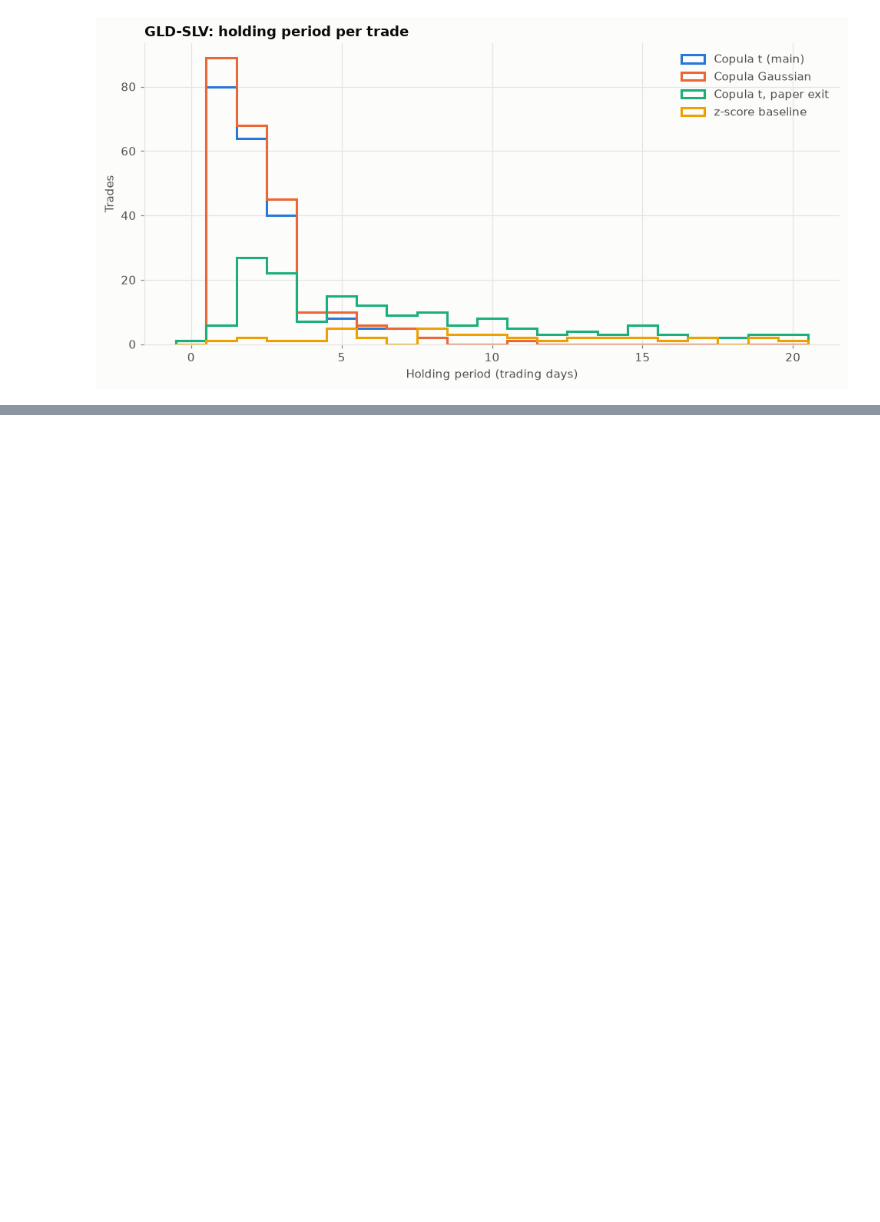
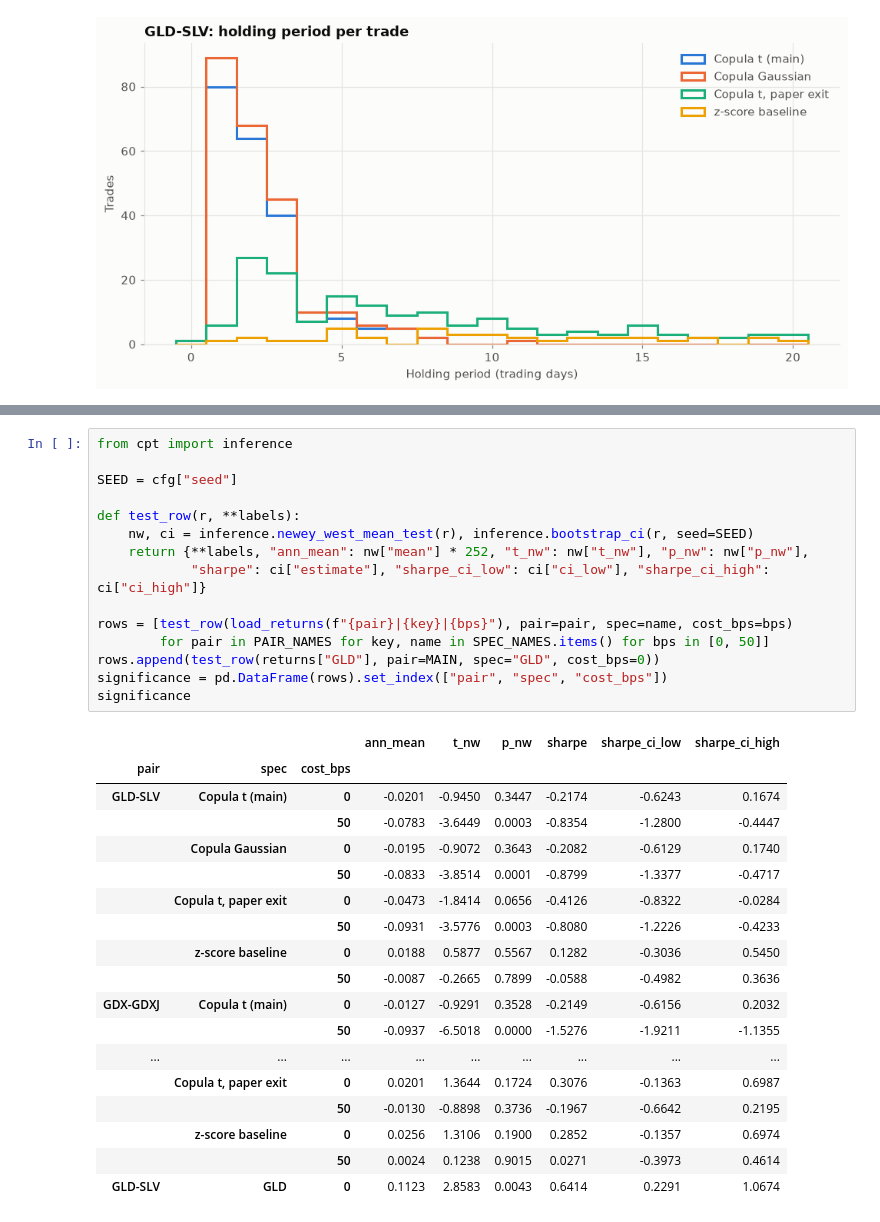
Before and after one commit to D-ch-e/copula-pairs-trading, a Jupyter notebook: notebooks/analysis.ipynb, the cells around one changed output, grey strips where cells are left out. Saved outputs shown, nothing was run; the diff lists cells and outputs as text; blank space fills up the shorter version.

```diff
--- a/notebooks/analysis.ipynb
+++ b/notebooks/analysis.ipynb
@@ -227,0 +240,34 @@ pd.DataFrame({n: t["exit_reason"].value_counts(normalize=True) for n, t in trade
+# %%
+from cpt import inference
+
+SEED = cfg["seed"]
+
+def test_row(r, **labels):
+    nw, ci = inference.newey_west_mean_test(r), inference.bootstrap_ci(r, seed=SEED)
+    return {**labels, "ann_mean": nw["mean"] * 252, "t_nw": nw["t_nw"], "p_nw": nw["p_nw"],
+            "sharpe": ci["estimate"], "sharpe_ci_low": ci["ci_low"], "sharpe_ci_high": ci["ci_high"]}
+
+rows = [test_row(load_returns(f"{pair}|{key}|{bps}"), pair=pair, spec=name, cost_bps=bps)
+        for pair in PAIR_NAMES for key, name in SPEC_NAMES.items() for bps in [0, 50]]
+rows.append(test_row(returns["GLD"], pair=MAIN, spec="GLD", cost_bps=0))
+significance = pd.DataFrame(rows).set_index(["pair", "spec", "cost_bps"])
+significance
+# %% [output]
+|  |  |  | ann_mean | t_nw | p_nw | sharpe | sharpe_ci_low | sharpe_ci_high |
+| pair | spec | cost_bps |  |  |  |  |  |  |
+| GLD-SLV | Copula t (main) | 0 | -0.0201 | -0.9450 | 0.3447 | -0.2174 | -0.6243 | 0.1674 |
+|  |  | 50 | -0.0783 | -3.6449 | 0.0003 | -0.8354 | -1.2800 | -0.4447 |
+|  | Copula Gaussian | 0 | -0.0195 | -0.9072 | 0.3643 | -0.2082 | -0.6129 | 0.1740 |
+|  |  | 50 | -0.0833 | -3.8514 | 0.0001 | -0.8799 | -1.3377 | -0.4717 |
+|  | Copula t, paper exit | 0 | -0.0473 | -1.8414 | 0.0656 | -0.4126 | -0.8322 | -0.0284 |
+|  |  | 50 | -0.0931 | -3.5776 | 0.0003 | -0.8080 | -1.2226 | -0.4233 |
+|  | z-score baseline | 0 | 0.0188 | 0.5877 | 0.5567 | 0.1282 | -0.3036 | 0.5450 |
+|  |  | 50 | -0.0087 | -0.2665 | 0.7899 | -0.0588 | -0.4982 | 0.3636 |
+| GDX-GDXJ | Copula t (main) | 0 | -0.0127 | -0.9291 | 0.3528 | -0.2149 | -0.6156 | 0.2032 |
+|  |  | 50 | -0.0937 | -6.5018 | 0.0000 | -1.5276 | -1.9211 | -1.1355 |
+| ... | ... | ... | ... | ... | ... | ... | ... | ... |
+|  | Copula t, paper exit | 0 | 0.0201 | 1.3644 | 0.1724 | 0.3076 | -0.1363 | 0.6987 |
+|  |  | 50 | -0.0130 | -0.8898 | 0.3736 | -0.1967 | -0.6642 | 0.2195 |
+|  | z-score baseline | 0 | 0.0256 | 1.3106 | 0.1900 | 0.2852 | -0.1357 | 0.6974 |
+|  |  | 50 | 0.0024 | 0.1238 | 0.9015 | 0.0271 | -0.3973 | 0.4614 |
+| GLD-SLV | GLD | 0 | 0.1123 | 2.8583 | 0.0043 | 0.6414 | 0.2291 | 1.0674 |
```
Also changed, not shown: parts of 5 cells of this notebook, 3 other files.
